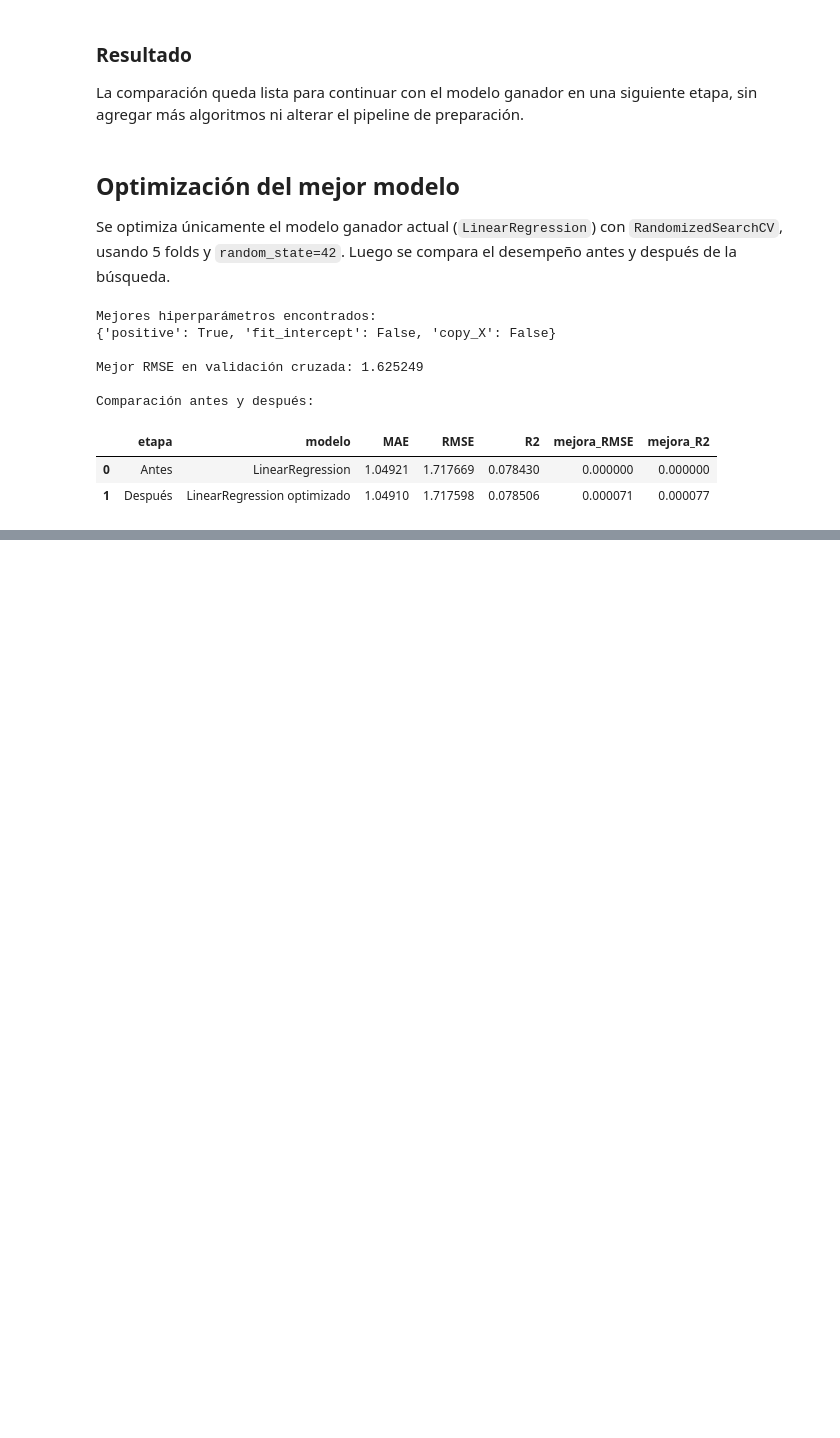
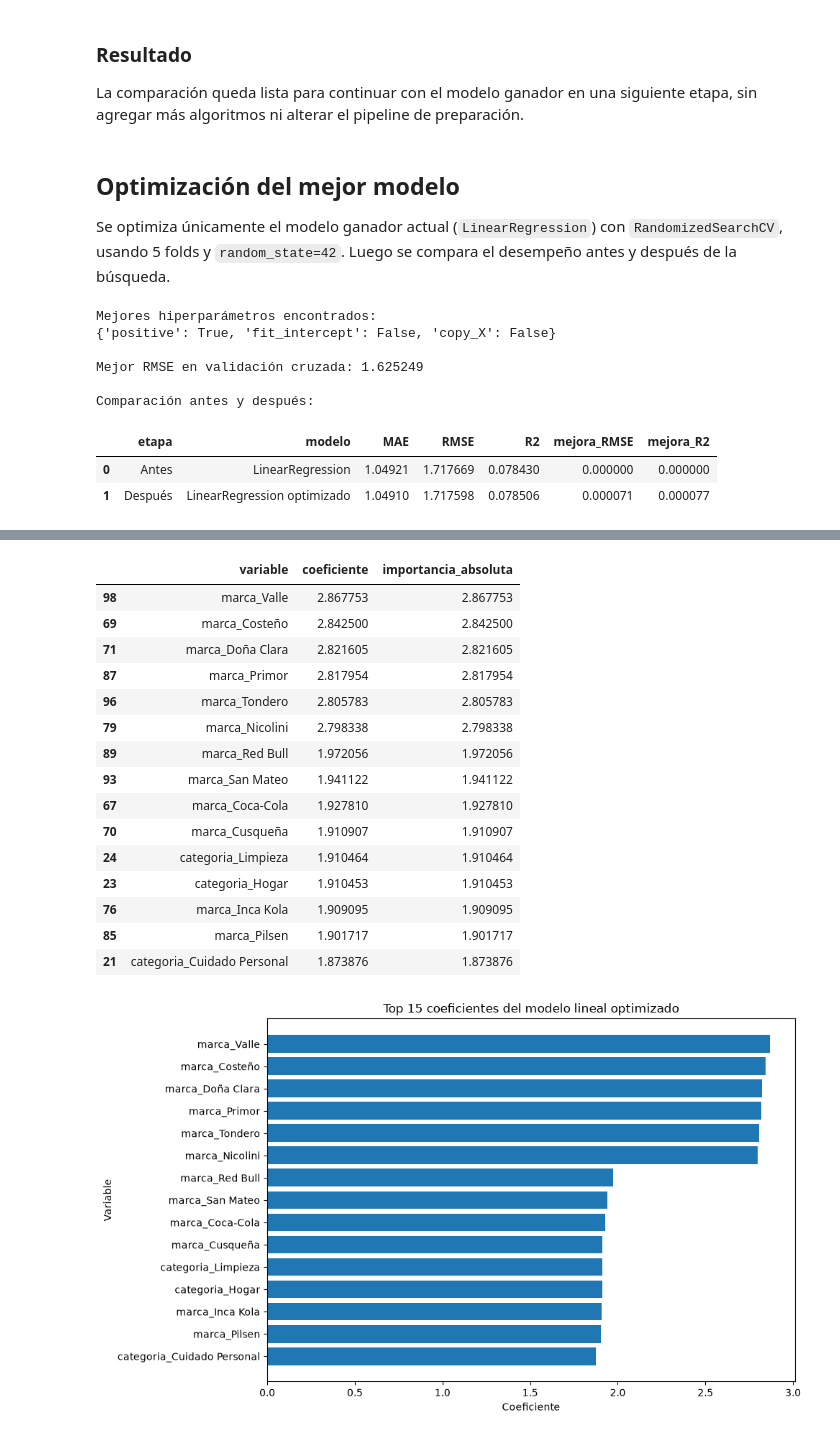
Before and after one commit to cristopfer/Analitica_Datos_01, a Jupyter notebook: proyecto-andinaretail/notebooks/Notebook 03_predictivo.ipynb, the cells around one changed output, grey strips where cells are left out. Drawn from its saved outputs; the diff is of its cells as text; code cells hidden in the pictures; blank space fills up the shorter version.

Commit message:
feat: add regression model interpretation and churn dataset preparation

```diff
--- a/proyecto-andinaretail/notebooks/Notebook 03_predictivo.ipynb
+++ b/proyecto-andinaretail/notebooks/Notebook 03_predictivo.ipynb
@@ -435,0 +440,63 @@ Comparación antes y después:
+# %%
+import matplotlib.pyplot as plt
+
+# Recuperar nombres de variables luego del preprocesamiento
+nombres_features_numericas = columnas_numericas_ml
+nombres_features_categoricas = list(
+    pipeline_preprocesamiento.named_steps['preprocessor']
+    .named_transformers_['categoricas']
+    .named_steps['onehot']
+    .get_feature_names_out(columnas_categoricas_ml)
+)
+nombres_features_transformadas = nombres_features_numericas + nombres_features_categoricas
+
+# Importancia por coeficientes del modelo lineal optimizado
+coeficientes = modelo_lr_optimizado.coef_
+importancia_coeficientes = pd.DataFrame({
+    'variable': nombres_features_transformadas,
+    'coeficiente': coeficientes,
+    'importancia_absoluta': np.abs(coeficientes)
+}).sort_values('importancia_absoluta', ascending=False)
+
+print('Top 15 variables más influyentes por coeficientes:')
+display(importancia_coeficientes.head(15))
+
+plt.figure(figsize=(10, 6))
+orden_top = importancia_coeficientes.head(15).sort_values('importancia_absoluta', ascending=True)
+plt.barh(orden_top['variable'], orden_top['coeficiente'])
+plt.title('Top 15 coeficientes del modelo lineal optimizado')
+plt.xlabel('Coeficiente')
+plt.ylabel('Variable')
+plt.tight_layout()
+plt.show()
+
+# SHAP si está disponible
+try:
+    shap = __import__('shap')
+
+    shap.initjs()
+    shap_explainer = shap.LinearExplainer(modelo_lr_optimizado, X_train_preparado, feature_perturbation='interventional')
+    shap_values = shap_explainer.shap_values(X_test_preparado)
+
+    shap_importancia = pd.DataFrame({
+        'variable': nombres_features_transformadas,
+        'shap_abs_mean': np.abs(shap_values).mean(axis=0)
+    }).sort_values('shap_abs_mean', ascending=False)
+
+    print('Top 15 variables más influyentes por SHAP:')
+    display(shap_importancia.head(15))
+
+    plt.figure(figsize=(10, 6))
+    orden_shap = shap_importancia.head(15).sort_values('shap_abs_mean', ascending=True)
+    plt.barh(orden_shap['variable'], orden_shap['shap_abs_mean'])
+    plt.title('Top 15 variables por importancia SHAP')
+    plt.xlabel('SHAP medio absoluto')
+    plt.ylabel('Variable')
+    plt.tight_layout()
+    plt.show()
+
+    resumen_shap = shap.Explainer(modelo_lr_optimizado, X_train_preparado)
+    shap.summary_plot(shap_values, X_test_preparado, feature_names=nombres_features_transformadas, show=True)
+except ImportError:
+    print('SHAP no está instalado en este entorno. Se mantiene la interpretación por coeficientes, que sí aplica para este modelo lineal.')
+# %% [output]
@@ -435,0 +504,17 @@ Comparación antes y después:
+|  | variable | coeficiente | importancia_absoluta |
+| 98 | marca_Valle | 2.867753 | 2.867753 |
+| 69 | marca_Costeño | 2.842500 | 2.842500 |
+| 71 | marca_Doña Clara | 2.821605 | 2.821605 |
+| 87 | marca_Primor | 2.817954 | 2.817954 |
+| 96 | marca_Tondero | 2.805783 | 2.805783 |
+| 79 | marca_Nicolini | 2.798338 | 2.798338 |
+| 89 | marca_Red Bull | 1.972056 | 1.972056 |
+| 93 | marca_San Mateo | 1.941122 | 1.941122 |
+| 67 | marca_Coca-Cola | 1.927810 | 1.927810 |
+| 70 | marca_Cusqueña | 1.910907 | 1.910907 |
+| 24 | categoria_Limpieza | 1.910464 | 1.910464 |
+| 23 | categoria_Hogar | 1.910453 | 1.910453 |
+| 76 | marca_Inca Kola | 1.909095 | 1.909095 |
+| 85 | marca_Pilsen | 1.901717 | 1.901717 |
+| 21 | categoria_Cuidado Personal | 1.873876 | 1.873876 |
+[figure, added]
```
Also changed, not shown: parts of 6 cells of this notebook, 1 other file.
